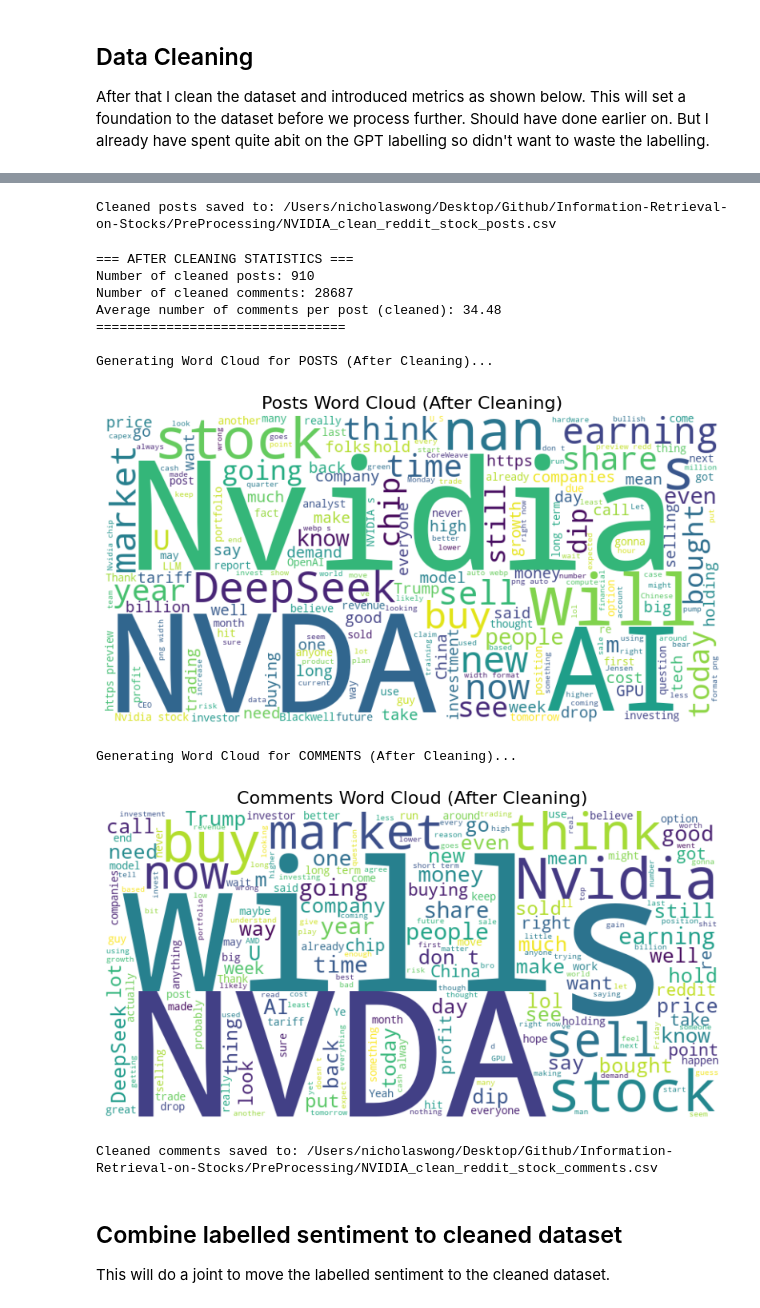
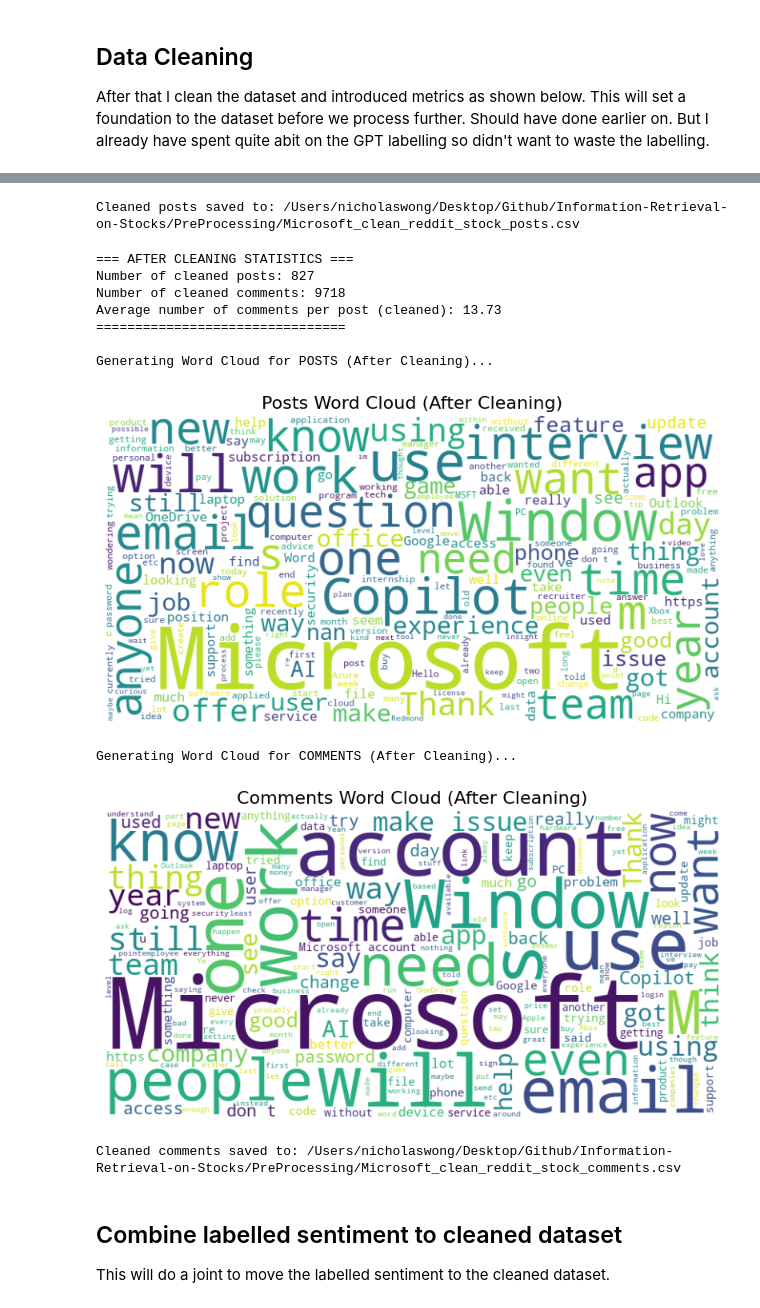
Before and after one commit to nicholaswongsg/Information-Retrieval-on-Stocks, a Jupyter notebook: PreProcessing/preprocessing.ipynb, the cells around one changed output, grey strips where cells are left out. Saved outputs shown, nothing was run; the diff lists cells and outputs as text; code cells hidden in the pictures.

Commit message:
Clean up files and push latest dataset

```diff
--- a/PreProcessing/preprocessing.ipynb
+++ b/PreProcessing/preprocessing.ipynb
@@ -164,8 +164,8 @@ from wordcloud import WordCloud
 import re
 import numpy as np
 
-posts_path = "/Users/nicholaswong/Desktop/Github/Information-Retrieval-on-Stocks/Crawling/NVIDIA_reddit_stock_posts.csv"
-comments_path = "/Users/nicholaswong/Desktop/Github/Information-Retrieval-on-Stocks/Crawling/NVIDIA_reddit_stock_comments.csv"
+posts_path = "/Users/nicholaswong/Desktop/Github/Information-Retrieval-on-Stocks/Crawling/Microsoft_reddit_stock_posts.csv"
+comments_path = "/Users/nicholaswong/Desktop/Github/Information-Retrieval-on-Stocks/Crawling/Microsoft_reddit_stock_comments.csv"
 
 df_posts = pd.read_csv(posts_path)
 df_comments = pd.read_csv(comments_path)
@@ -236,11 +236,11 @@ df_posts.drop_duplicates(subset=['title', 'selftext', 'author'], keep='first', i
 df_posts = df_posts[(df_posts['title'].notnull()) & (df_posts['title'].str.strip() != "")]
 
 # Save cleaned posts into a new CSV
-cleaned_posts_path = "/Users/nicholaswong/Desktop/Github/Information-Retrieval-on-Stocks/PreProcessing/NVIDIA_clean_reddit_stock_posts.csv"
+cleaned_posts_path = "/Users/nicholaswong/Desktop/Github/Information-Retrieval-on-Stocks/PreProcessing/Microsoft_clean_reddit_stock_posts.csv"
 df_posts.to_csv(cleaned_posts_path, index=False)
 print(f"Cleaned posts saved to: {cleaned_posts_path}")
 # %% [output]
-Cleaned posts saved to: /Users/nicholaswong/Desktop/Github/Information-Retrieval-on-Stocks/PreProcessing/NVIDIA_clean_reddit_stock_posts.csv
+Cleaned posts saved to: /Users/nicholaswong/Desktop/Github/Information-Retrieval-on-Stocks/PreProcessing/Microsoft_clean_reddit_stock_posts.csv
 # %%
 if 'post_id' in df_comments.columns and 'post_id' in df_posts.columns:
     valid_post_ids = set(df_posts['post_id'].unique())
@@ -286,37 +286,37 @@ df_comments = df_comments[
 # %%
 print("=== AFTER CLEANING STATISTICS ===")
 print(f"Number of cleaned posts: {len(df_posts)}")
 print(f"Number of cleaned comments: {len(df_comments)}")
 if 'post_id' in df_comments.columns:
     avg_comments_per_post_cleaned = df_comments.groupby('post_id')['comment_body'].size().mean()
     print(f"Average number of comments per post (cleaned): {avg_comments_per_post_cleaned:.2f}")
 print("================================\n")
 
 # Word Cloud AFTER cleaning
 print("Generating Word Cloud for POSTS (After Cleaning)...")
 create_wordcloud(df_posts['title'].astype(str) + " " + df_posts.get('selftext', "").astype(str),
                  title="Posts Word Cloud (After Cleaning)")
 
 print("Generating Word Cloud for COMMENTS (After Cleaning)...")
 create_wordcloud(df_comments['comment_body'].astype(str),
                  title="Comments Word Cloud (After Cleaning)")
 
 # (Optionally) Save cleaned comments if desired
-cleaned_comments_path = "/Users/nicholaswong/Desktop/Github/Information-Retrieval-on-Stocks/PreProcessing/NVIDIA_clean_reddit_stock_comments.csv"
+cleaned_comments_path = "/Users/nicholaswong/Desktop/Github/Information-Retrieval-on-Stocks/PreProcessing/Microsoft_clean_reddit_stock_comments.csv"
 df_comments.to_csv(cleaned_comments_path, index=False)
 print(f"Cleaned comments saved to: {cleaned_comments_path}")
 # %% [output]
 === AFTER CLEANING STATISTICS ===
-Number of cleaned posts: 910
-Number of cleaned comments: 28687
-Average number of comments per post (cleaned): 34.48
+Number of cleaned posts: 827
+Number of cleaned comments: 9718
+Average number of comments per post (cleaned): 13.73
 ================================
 
 Generating Word Cloud for POSTS (After Cleaning)...
-[figure, old version]
+[figure, new version]
 Generating Word Cloud for COMMENTS (After Cleaning)...
-[figure, old version]
+[figure, new version]
-Cleaned comments saved to: /Users/nicholaswong/Desktop/Github/Information-Retrieval-on-Stocks/PreProcessing/NVIDIA_clean_reddit_stock_comments.csv
+Cleaned comments saved to: /Users/nicholaswong/Desktop/Github/Information-Retrieval-on-Stocks/PreProcessing/Microsoft_clean_reddit_stock_comments.csv
 # %% [markdown]
 ## Combine labelled sentiment to cleaned dataset
 This will do a joint to move the labelled sentiment to the cleaned dataset.
```
Also changed, not shown: parts of 3 cells of this notebook, 23 other files.
